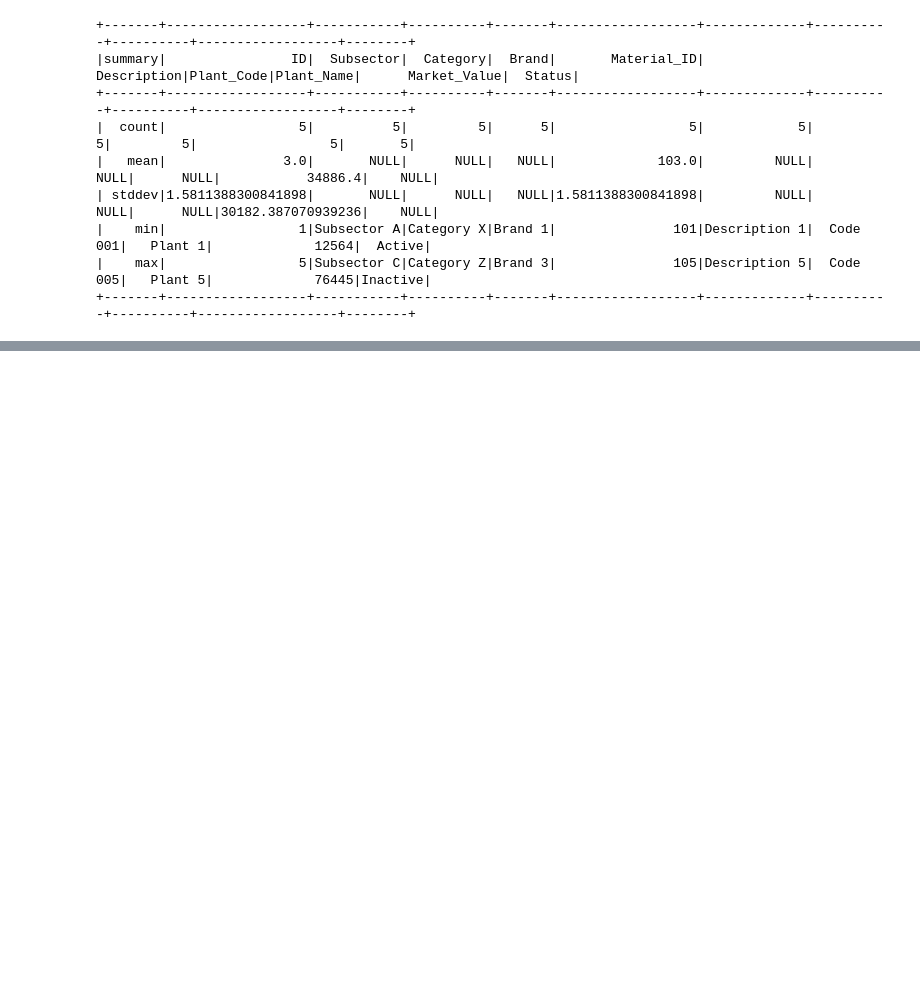
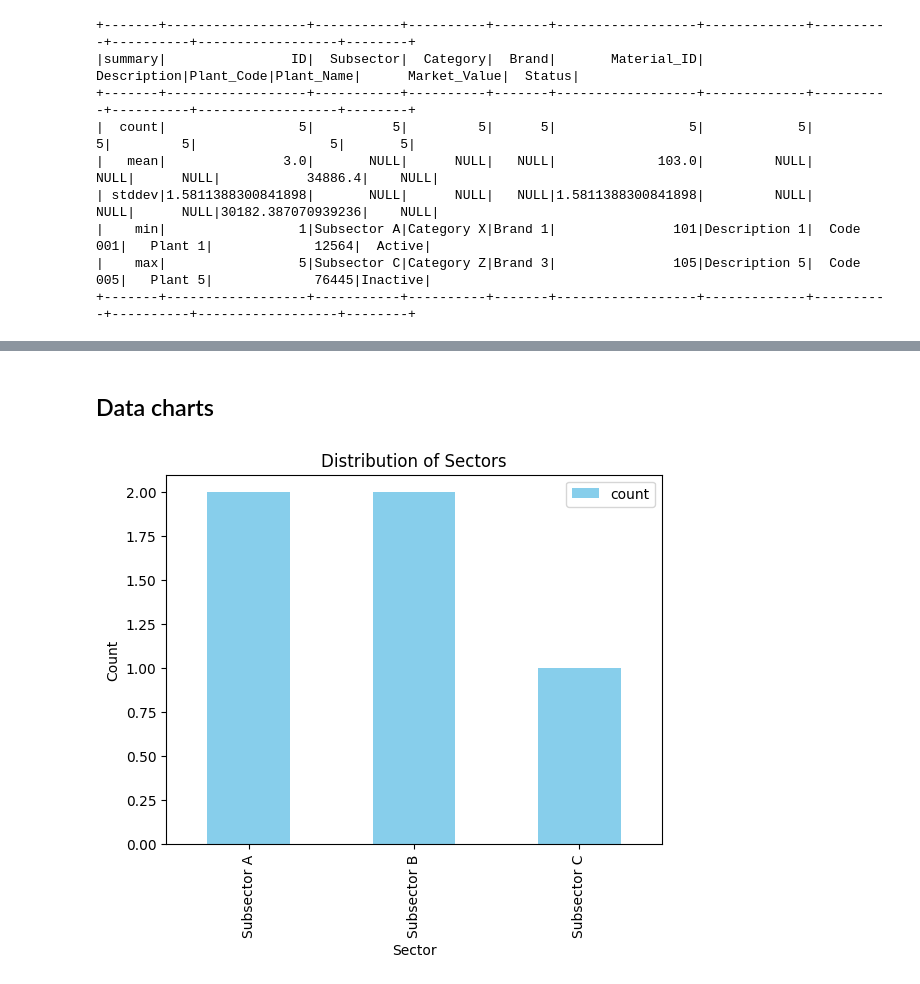
Before and after one commit to PawelJakubczyk/pyspark_note, a Jupyter notebook: pyspark_crud_read.ipynb, the cells around one changed output, grey strips where cells are left out. Cells and saved outputs as stored; diff of their text form; code cells hidden in the pictures; blank space fills up the shorter version.

```diff
--- a/pyspark_crud_read.ipynb
+++ b/pyspark_crud_read.ipynb
@@ -113,0 +142,14 @@ from pyspark.sql.functions import avg
+# %% [markdown]
+## Data charts
+# %%
+import matplotlib.pyplot as plt
+from matplotlib.dates import DateFormatter
+
+subsector_counts = df_sample.groupBy("Subsector").count().toPandas()
+subsector_counts.plot(kind="bar", x="Subsector", y="count", color='skyblue')
+plt.title("Distribution of Sectors")
+plt.xlabel("Sector")
+plt.ylabel("Count")
+plt.show()
+# %% [output]
+[figure, added]
```
Also changed, not shown: parts of 9 cells of this notebook.
